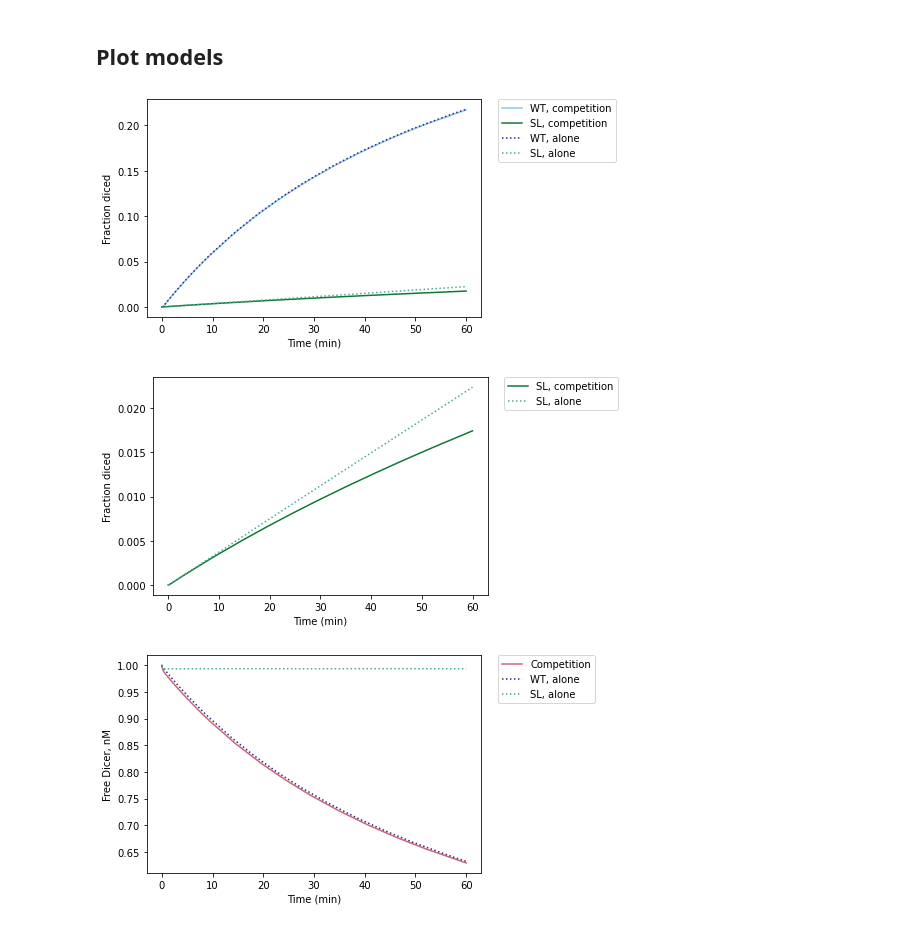
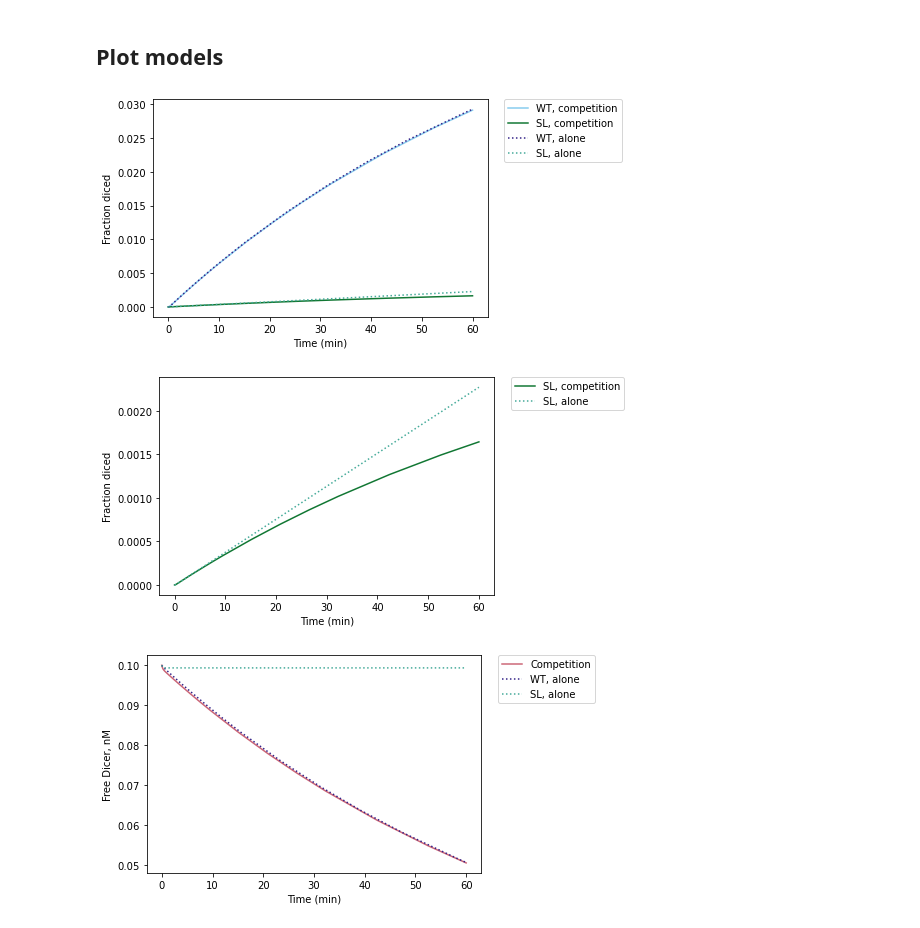
Before and after one commit to SofiaRaak/Dicer-miRNA-dynamics-model, a Jupyter notebook: WT_SL-competition.ipynb, the cells around one changed output. Drawn from its saved outputs; the diff is of its cells as text; code cells hidden in the pictures.

```diff
--- a/WT_SL-competition.ipynb
+++ b/WT_SL-competition.ipynb
@@ -134,54 +164,54 @@ for name in names_comp:
 
 fig, ax = plt.subplots()
 
 #competition, wt 1nM
-ax.plot(comp_100['time_min'],
-        comp_100['miR0'],
+ax.plot(comp_10['time_min'],
+        comp_10['miR0'],
         color = params.colors[0][1],
         linestyle = '-')
 #competition, short 1nM
-ax.plot(comp_100['time_min'],
-        comp_100['miR1'],
+ax.plot(comp_10['time_min'],
+        comp_10['miR1'],
         color = params.colors[1][1],
         linestyle = '-')
 #wt only, 1nM
-ax.plot(wt_100['time_min'],
-        wt_100['miR0'],
+ax.plot(wt_10['time_min'],
+        wt_10['miR0'],
         color = params.colors[0][0],
         linestyle = ':')
 #short only, 1nM
-ax.plot(short_100['time_min'],
-        short_100['miR0'],
+ax.plot(short_10['time_min'],
+        short_10['miR0'],
         color = params.colors[1][0],
        linestyle = ':')
 
 ax.set_ylabel('Fraction diced')
 ax.set_xlabel('Time (min)')
 
 l1 = mlines.Line2D([], [], linestyle = '-', color = params.colors[0][1], label = 'WT, competition')
 l2 = mlines.Line2D([], [], linestyle = '-', color = params.colors[1][1], label = 'SL, competition')
 l3 = mlines.Line2D([], [], linestyle = ':', color = params.colors[0][0], label = 'WT, alone')
 l4 = mlines.Line2D([], [], linestyle = ':', color = params.colors[1][0], label = 'SL, alone')
 
 plt.legend(handles = [l1, l2, l3, l4], bbox_to_anchor = (1.05, 1), loc = 2, borderaxespad = 0.)
 
 plt.savefig(fig_dir + 'mirna_time_all_1nM.svg', dpi = 600, bbox_inches = 'tight')
 
 plt.show()
 # %% [output]
-[figure, old version]
+[figure, new version]
 # %%
 #plot only short loops
 fig, ax = plt.subplots()
 
 #competition, short 1nM
-ax.plot(comp_100['time_min'],
-        comp_100['miR1'],
+ax.plot(comp_10['time_min'],
+        comp_10['miR1'],
         color = params.colors[1][1],
         linestyle = '-')
 #short only, 1nM
-ax.plot(short_100['time_min'],
-        short_100['miR0'],
+ax.plot(short_10['time_min'],
+        short_10['miR0'],
         color = params.colors[1][0],
        linestyle = ':')
 
@@ -197,24 +227,24 @@ plt.savefig(fig_dir + 'mirna_time_short_1nM.svg', dpi = 600, bbox_inches = 'tigh
 
 plt.show()
 # %% [output]
-[figure, old version]
+[figure, new version]
 # %%
 #Plot Dicer availability vs time, 1nM models
 fig, ax = plt.subplots()
 
 #competition, 1nM
-ax.plot(comp_100['time_min'],
-        comp_100['dicer'],
+ax.plot(comp_10['time_min'],
+        comp_10['dicer'],
         color = params.colors[3][0],
         linestyle = '-')
 #wt only, 1nM
-ax.plot(wt_100['time_min'],
-        wt_100['dicer'],
+ax.plot(wt_10['time_min'],
+        wt_10['dicer'],
         color = params.colors[0][0],
         linestyle = ':')
 #short only, 1nM
-ax.plot(short_100['time_min'],
-        short_100['dicer'],
+ax.plot(short_10['time_min'],
+        short_10['dicer'],
         color = params.colors[1][0],
        linestyle = ':')
 
@@ -231,7 +261,7 @@ plt.savefig(fig_dir + 'dicer_time_all_1nM.svg', dpi = 600, bbox_inches = 'tight'
 
 plt.show()
 # %% [output]
-[figure, old version]
+[figure, new version]
 # %%
 #plot final mature miRNA vs initial Dicer concentration
 ##create data for plotting
```
Also changed, not shown: parts of 4 cells of this notebook, 2 other files.
